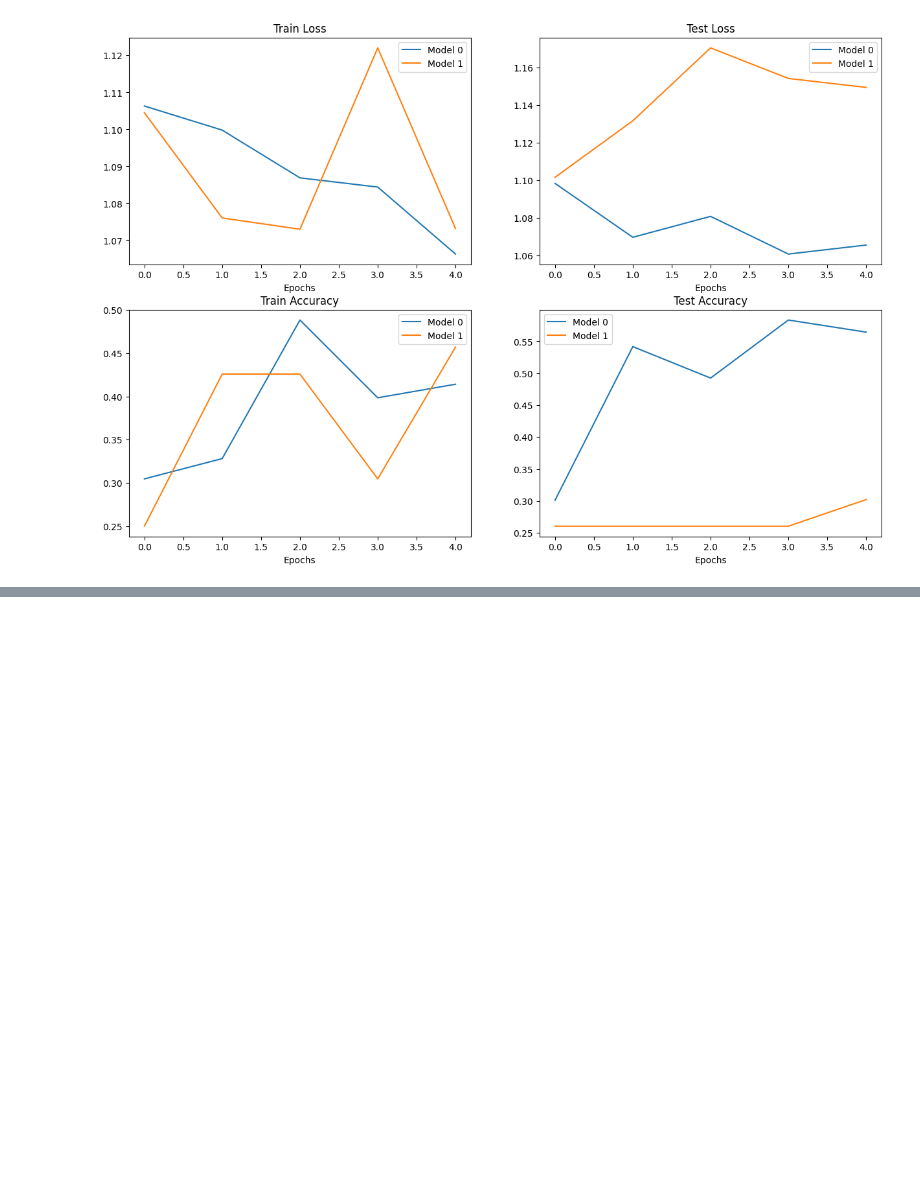
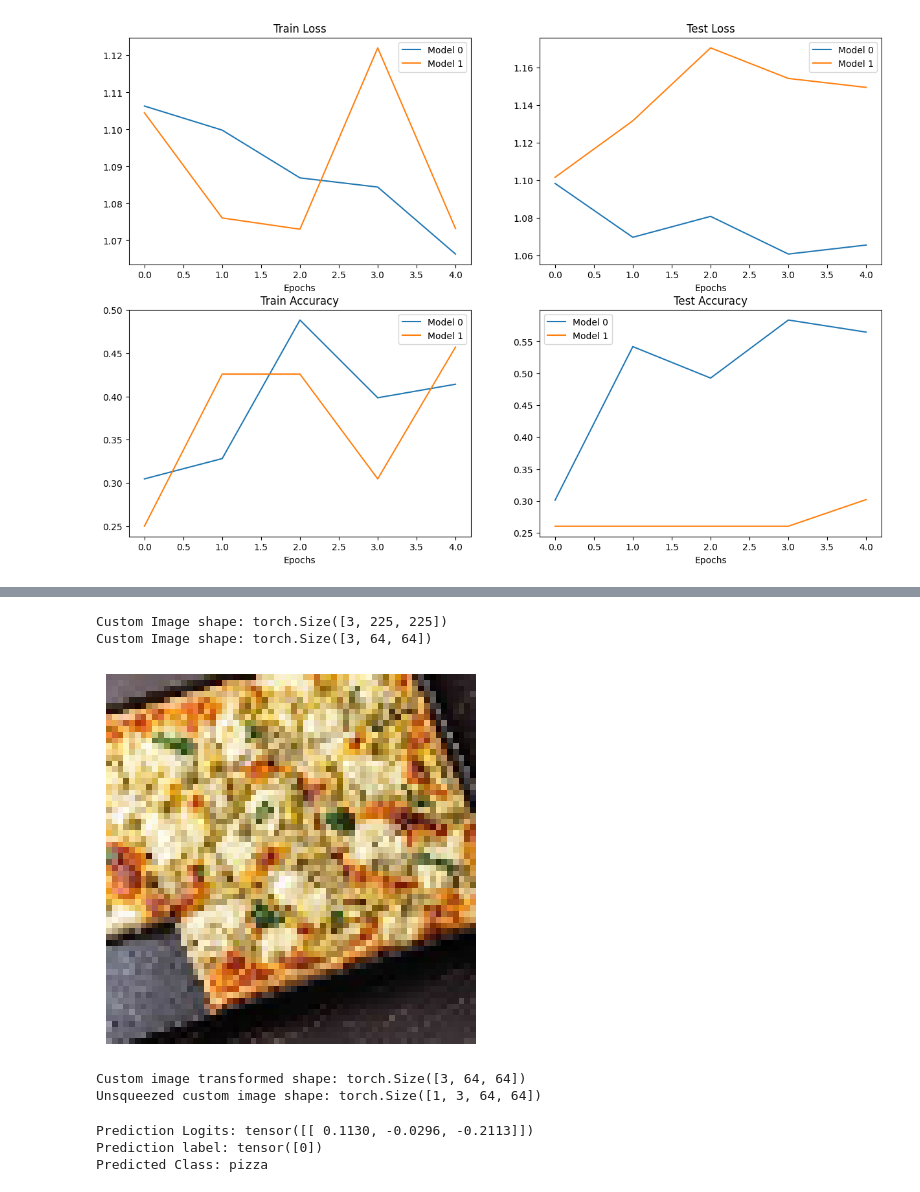
Before and after one commit to HarshEkbote/PyTorch-Basics, a Jupyter notebook: 05_ModelforCustomData.ipynb, the cells around one changed output, grey strips where cells are left out. Cells and saved outputs as stored; diff of their text form; code cells hidden in the pictures; blank space fills up the shorter version.

```diff
--- a/05_ModelforCustomData.ipynb
+++ b/05_ModelforCustomData.ipynb
@@ -1110,0 +1202,42 @@ plt.legend();
+# %%
+#Convert to 64,64,3 shape
+cus_transform=transforms.Compose([
+    transforms.Resize(size=(64,64))
+])
+
+print(f"Custom Image shape: {custom_image.shape}")
+custom_image_transform=cus_transform(custom_image)
+print(f"Custom Image shape: {custom_image_transform.shape}")
+plt.imshow(custom_image_transform.permute(1,2,0))
+plt.axis(False)
+plt.show()
+# %% [output]
+Custom Image shape: torch.Size([3, 225, 225])
+Custom Image shape: torch.Size([3, 64, 64])
+[figure, added]
+# %%
+#Predict by adding a batch size using unsqueeze
+model_1.eval()
+with torch.inference_mode():
+    # Add an extra dimension to image
+    custom_image_transformed_with_batch_size = custom_image_transform.unsqueeze(dim=0)
+
+    # Print out different shapes
+    print(f"Custom image transformed shape: {custom_image_transform.shape}")
+    print(f"Unsqueezed custom image shape: {custom_image_transformed_with_batch_size.shape}")
+
+    # Make a prediction on image with an extra dimension
+    custom_image_pred = model_1(custom_image_transform.unsqueeze(dim=0).to(device))
+# %% [output]
+Custom image transformed shape: torch.Size([3, 64, 64])
+Unsqueezed custom image shape: torch.Size([1, 3, 64, 64])
+# %%
+print(f'Prediction Logits: {custom_image_pred}')
+custom_image_label=torch.argmax(torch.softmax(custom_image_pred,dim=1),dim=1)
+print(f"Prediction label: {custom_image_label}")
+predicted_class=class_names[custom_image_label]
+print(f"Predicted Class: {predicted_class}")
+# %% [output]
+Prediction Logits: tensor([[ 0.1130, -0.0296, -0.2113]])
+Prediction label: tensor([0])
+Predicted Class: pizza
```
Also changed, not shown: parts of 14 cells of this notebook, 1 other file.
